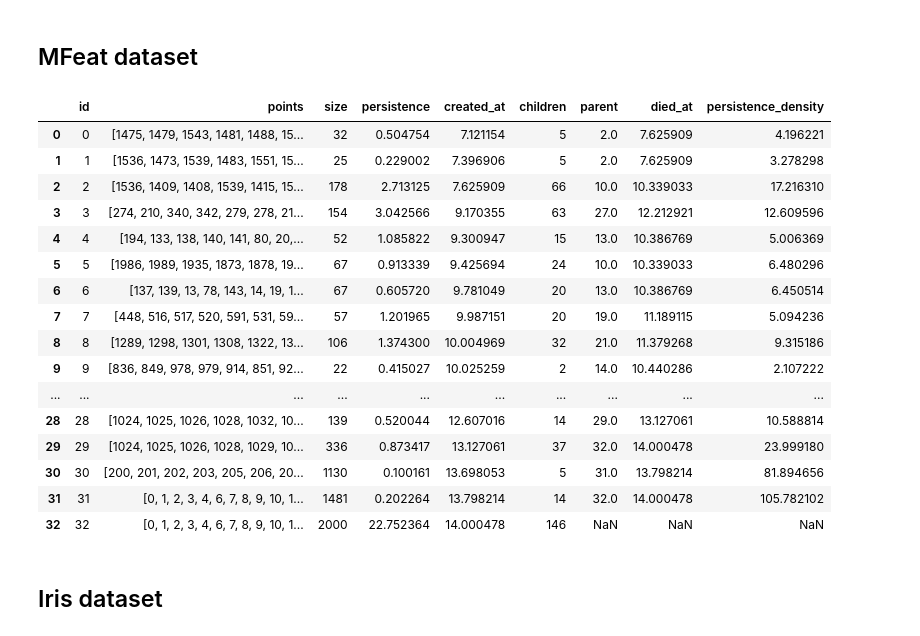
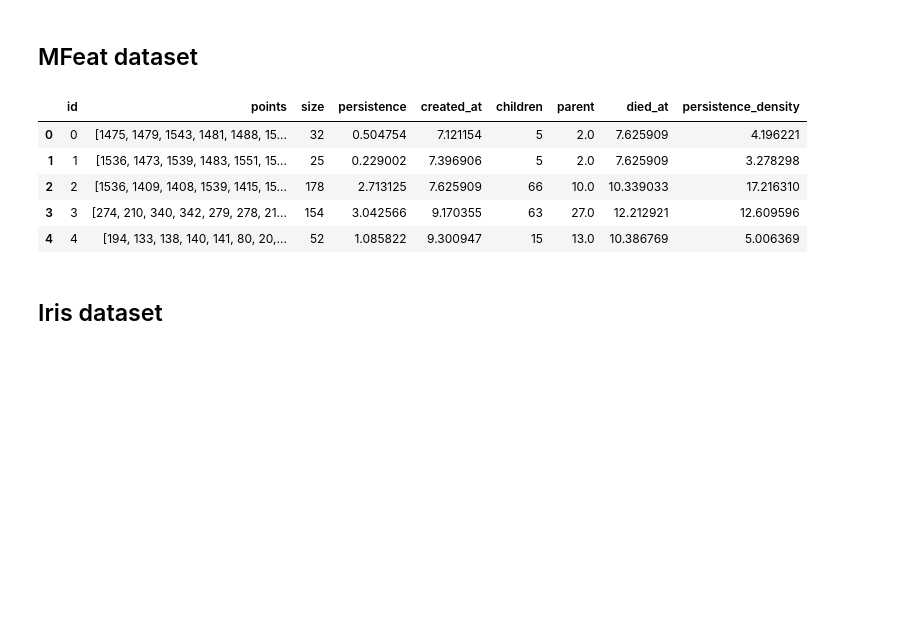
Before and after one commit to viguardieiro/TopoMap, a Jupyter notebook: TopoTree-Examples.ipynb, the cells around one changed output. Drawn from its saved outputs; the diff is of its cells as text; code cells hidden in the pictures; blank space fills up the shorter version.

```diff
--- a/TopoTree-Examples.ipynb
+++ b/TopoTree-Examples.ipynb
@@ -54,25 +69,14 @@ topotree = TopoTree(X_mfeat.to_numpy(), min_box_size=0.01*X_mfeat.shape[0])
 comp_info_mfeat = topotree.run()
 # %%
 df_comp_mfeat = pd.DataFrame.from_dict(comp_info_mfeat)
-df_comp_mfeat
+df_comp_mfeat.head()
 # %% [output]
 |  | id | points | size | persistence | created_at | children | parent | died_at | persistence_density |
 | 0 | 0 | [1475, 1479, 1543, 1481, 1488, 15... | 32 | 0.504754 | 7.121154 | 5 | 2.0 | 7.625909 | 4.196221 |
 | 1 | 1 | [1536, 1473, 1539, 1483, 1551, 15... | 25 | 0.229002 | 7.396906 | 5 | 2.0 | 7.625909 | 3.278298 |
 | 2 | 2 | [1536, 1409, 1408, 1539, 1415, 15... | 178 | 2.713125 | 7.625909 | 66 | 10.0 | 10.339033 | 17.216310 |
 | 3 | 3 | [274, 210, 340, 342, 279, 278, 21... | 154 | 3.042566 | 9.170355 | 63 | 27.0 | 12.212921 | 12.609596 |
 | 4 | 4 | [194, 133, 138, 140, 141, 80, 20,... | 52 | 1.085822 | 9.300947 | 15 | 13.0 | 10.386769 | 5.006369 |
-| 5 | 5 | [1986, 1989, 1935, 1873, 1878, 19... | 67 | 0.913339 | 9.425694 | 24 | 10.0 | 10.339033 | 6.480296 |
-| 6 | 6 | [137, 139, 13, 78, 143, 14, 19, 1... | 67 | 0.605720 | 9.781049 | 20 | 13.0 | 10.386769 | 6.450514 |
-| 7 | 7 | [448, 516, 517, 520, 591, 531, 59... | 57 | 1.201965 | 9.987151 | 20 | 19.0 | 11.189115 | 5.094236 |
-| 8 | 8 | [1289, 1298, 1301, 1308, 1322, 13... | 106 | 1.374300 | 10.004969 | 32 | 21.0 | 11.379268 | 9.315186 |
-| 9 | 9 | [836, 849, 978, 979, 914, 851, 92... | 22 | 0.415027 | 10.025259 | 2 | 14.0 | 10.440286 | 2.107222 |
-| ... | ... | ... | ... | ... | ... | ... | ... | ... | ... |
-| 28 | 28 | [1024, 1025, 1026, 1028, 1032, 10... | 139 | 0.520044 | 12.607016 | 14 | 29.0 | 13.127061 | 10.588814 |
-| 29 | 29 | [1024, 1025, 1026, 1028, 1029, 10... | 336 | 0.873417 | 13.127061 | 37 | 32.0 | 14.000478 | 23.999180 |
-| 30 | 30 | [200, 201, 202, 203, 205, 206, 20... | 1130 | 0.100161 | 13.698053 | 5 | 31.0 | 13.798214 | 81.894656 |
-| 31 | 31 | [0, 1, 2, 3, 4, 6, 7, 8, 9, 10, 1... | 1481 | 0.202264 | 13.798214 | 14 | 32.0 | 14.000478 | 105.782102 |
-| 32 | 32 | [0, 1, 2, 3, 4, 6, 7, 8, 9, 10, 1... | 2000 | 22.752364 | 14.000478 | 146 | NaN | NaN | NaN |
 # %%
 fig = plot_hierarchical_treemap(df_comp_mfeat)
 fig.update_layout(title='TopoTree - MFeat Dataset')
```
Also changed, not shown: parts of 11 cells of this notebook, 1 other file.
